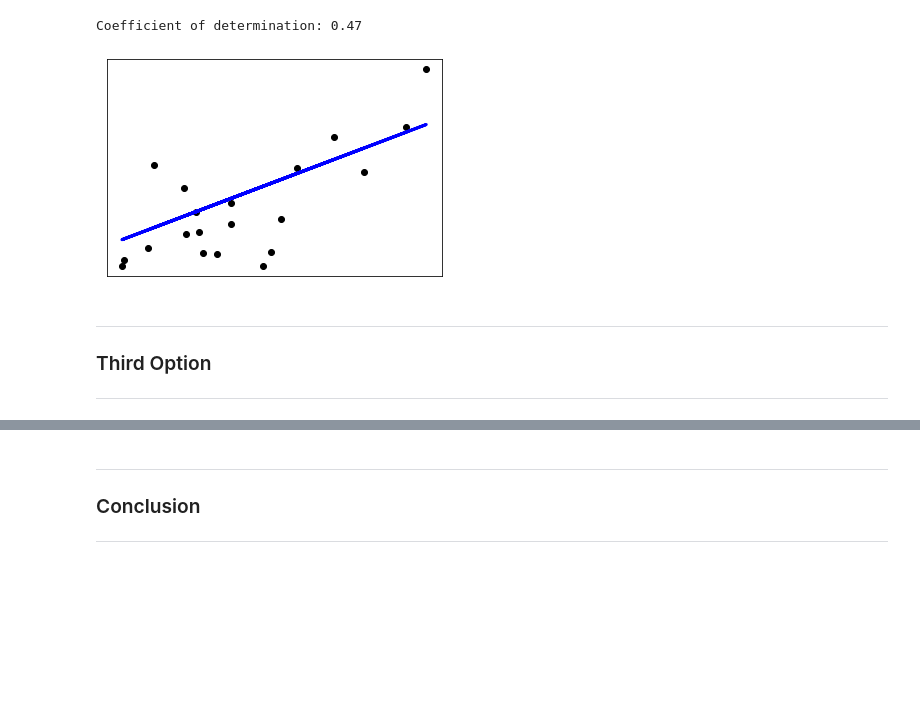
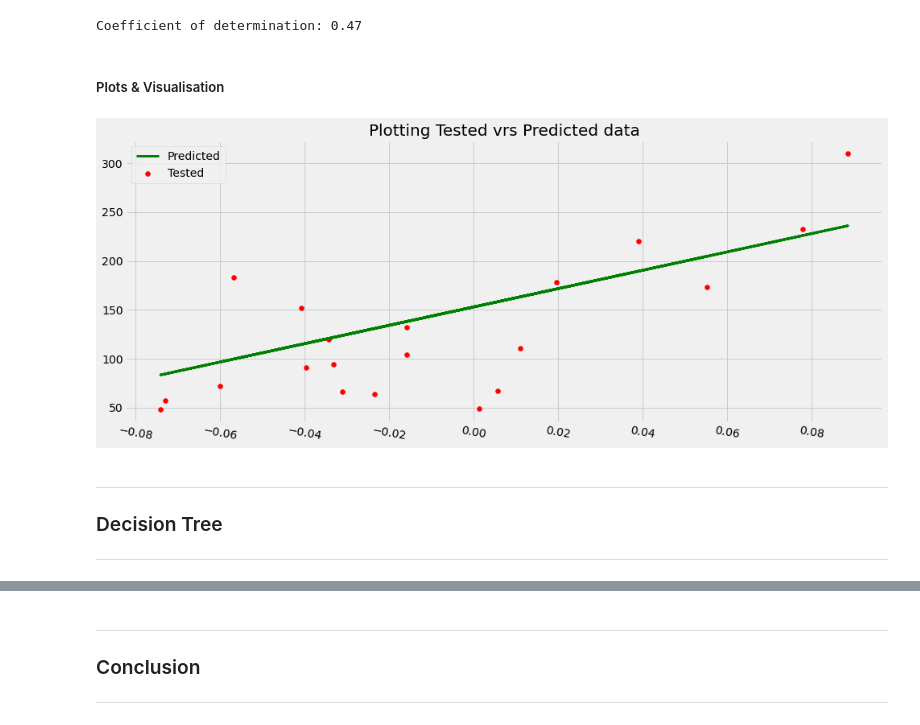
Before and after one commit to jonkavana/Machine-Learning-CA, a Jupyter notebook: scikit-Learn.ipynb, the cells around one changed output, grey strips where cells are left out. Cells and saved outputs as stored; diff of their text form; code cells hidden in the pictures; blank space fills up the shorter version.

```diff
--- a/scikit-Learn.ipynb
+++ b/scikit-Learn.ipynb
@@ -143,9 +92,12 @@ diabetes_y_test = diabetes_y[-20:]
 # %%
-regr = linear_model.LinearRegression()
+# Set up our Linear Regression model.
+regression = linear_model.LinearRegression()
 # %%
-regr.fit(diabetes_X_train, diabetes_y_train)
+# Fitting the Linear Regression to the dataset.
+regression.fit(diabetes_X_train, diabetes_y_train)
 # %% [output]
 LinearRegression()
 # %%
-diabetes_y_pred = regr.predict(diabetes_X_test)
+# Produce predictions
+diabetes_y_pred = regression.predict(diabetes_X_test)
 # %%
@@ -164,16 +116,20 @@ Mean squared error: 2548.07
 print("Coefficient of determination: %.2f" % r2_score(diabetes_y_test, diabetes_y_pred))
 # %% [output]
 Coefficient of determination: 0.47
+# %% [markdown]
+##### Plots & Visualisation
 # %%
-plt.scatter(diabetes_X_test, diabetes_y_test, color="black")
-plt.plot(diabetes_X_test, diabetes_y_pred, color="blue", linewidth=3)
-plt.xticks(())
-plt.yticks(())
+plt.scatter(diabetes_X_test, diabetes_y_test, color="red", label="Tested")
+plt.plot(diabetes_X_test, diabetes_y_pred, color="green", linewidth=3, label="Predicted")
+plt.xticks(rotation=350)
+#plt.yticks(())
+plt.title('Plotting Tested vrs Predicted data', fontsize=20)
+plt.legend()
 plt.show();
 # %% [output]
-[figure, old version]
+[figure, new version]
 # %% [markdown]
 ***
-### Third  Option
+### Decision Tree
 
 ***
```
Also changed, not shown: parts of 53 cells of this notebook, 1 other file.
